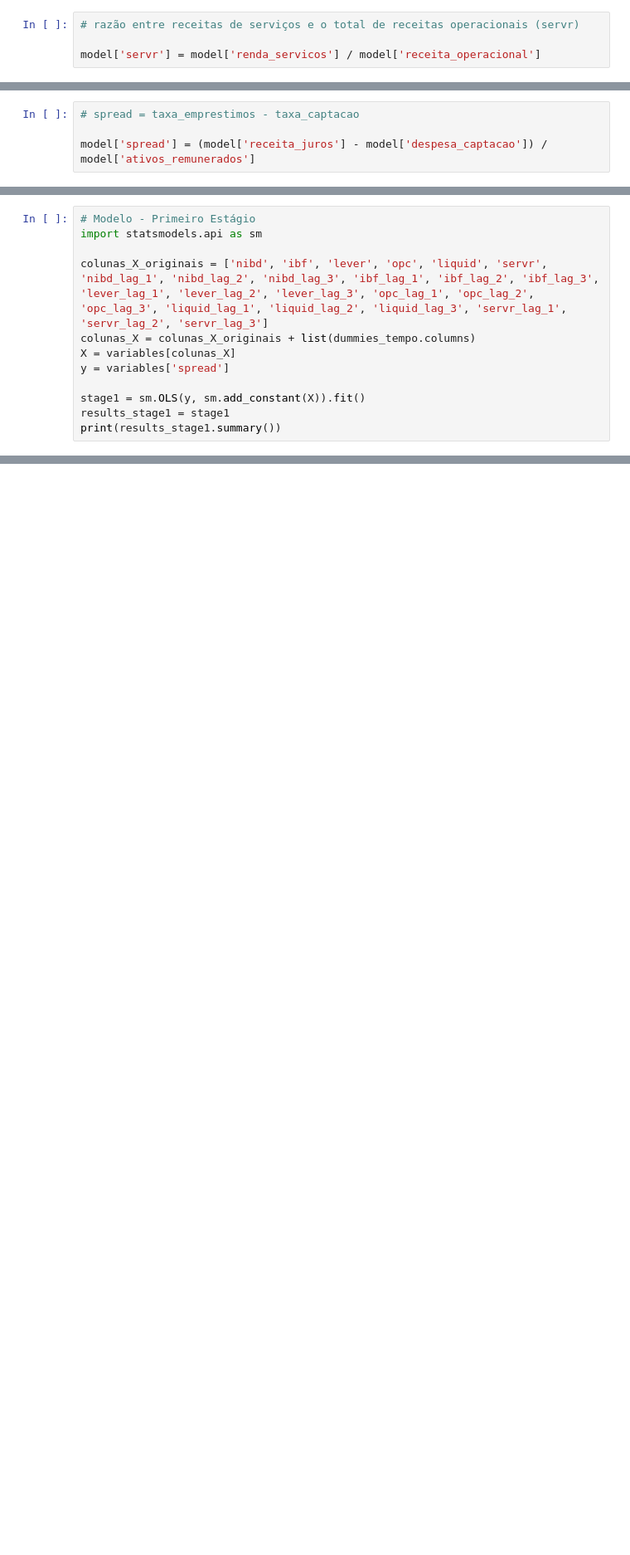
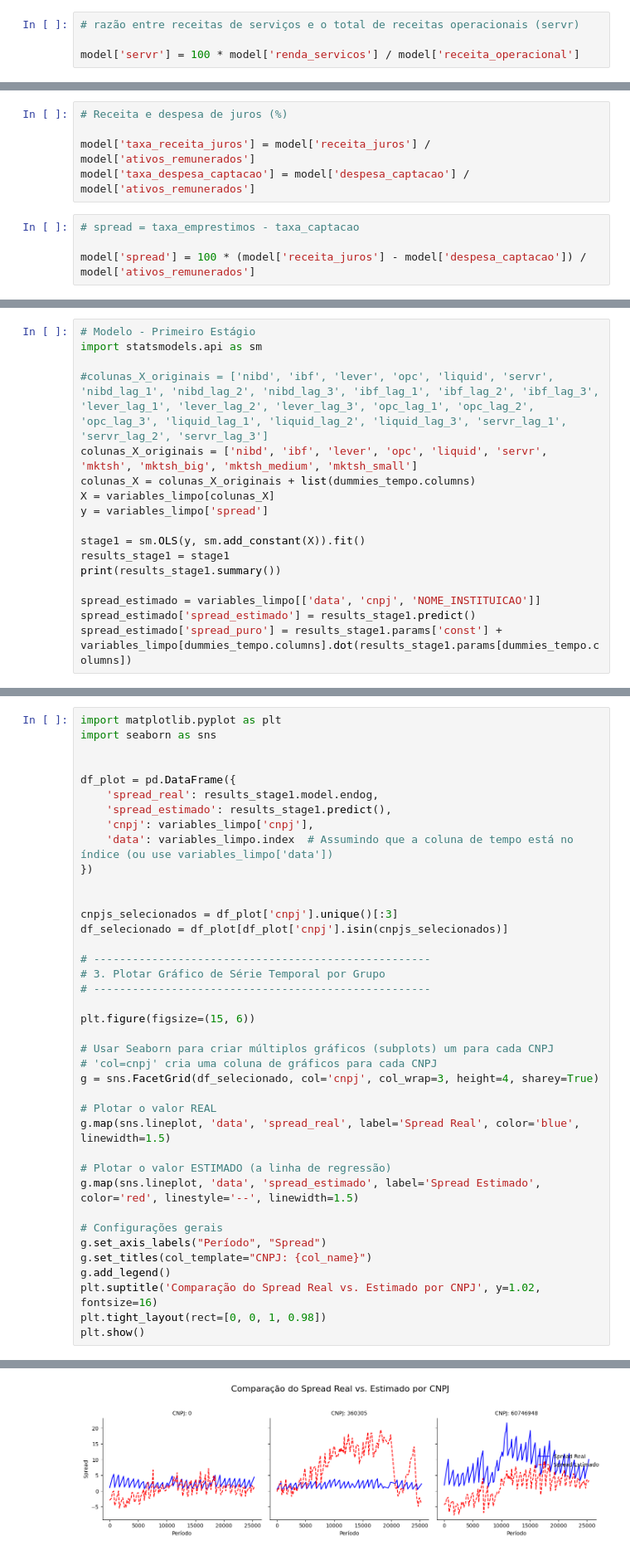
Before and after one commit to hspassos/banking, a Jupyter notebook: model.ipynb, the cells around one changed output, grey strips where cells are left out. Shown at 83% size. Cells and saved outputs as stored; diff of their text form; blank space fills up the shorter version.

Commit message:
adicionado código de volatilidade do cdi e o segundo estágio do modelo

```diff
--- a/model.ipynb
+++ b/model.ipynb
@@ -474,4 +475,4 @@ model = pd.merge(
 # %%
 # razão entre receitas de serviços e o total de receitas operacionais (servr)
 
-model['servr'] = model['renda_servicos'] / model['receita_operacional']
+model['servr'] = 100 * model['renda_servicos'] / model['receita_operacional']
@@ -631,8 +641,13 @@ model = pd.merge(
     on=['data', 'cnpj'],
     how='left'
 )
+# %%
+# Receita e despesa de juros (%)
+
+model['taxa_receita_juros'] = model['receita_juros'] / model['ativos_remunerados']
+model['taxa_despesa_captacao'] = model['despesa_captacao'] / model['ativos_remunerados']
 # %%
 # spread = taxa_emprestimos - taxa_captacao
 
-model['spread'] = (model['receita_juros'] - model['despesa_captacao']) / model['ativos_remunerados']
+model['spread'] = 100 * (model['receita_juros'] - model['despesa_captacao']) / model['ativos_remunerados']
 # %%
@@ -683,14 +734,19 @@ variables = pd.concat([variables, dummies_tempo], axis=1)
 # Modelo - Primeiro Estágio
 import statsmodels.api as sm
 
-colunas_X_originais = ['nibd', 'ibf', 'lever', 'opc', 'liquid', 'servr', 'nibd_lag_1', 'nibd_lag_2', 'nibd_lag_3', 'ibf_lag_1', 'ibf_lag_2', 'ibf_lag_3', 'lever_lag_1', 'lever_lag_2', 'lever_lag_3', 'opc_lag_1', 'opc_lag_2', 'opc_lag_3', 'liquid_lag_1', 'liquid_lag_2', 'liquid_lag_3', 'servr_lag_1', 'servr_lag_2', 'servr_lag_3']
+#colunas_X_originais = ['nibd', 'ibf', 'lever', 'opc', 'liquid', 'servr', 'nibd_lag_1', 'nibd_lag_2', 'nibd_lag_3', 'ibf_lag_1', 'ibf_lag_2', 'ibf_lag_3', 'lever_lag_1', 'lever_lag_2', 'lever_lag_3', 'opc_lag_1', 'opc_lag_2', 'opc_lag_3', 'liquid_lag_1', 'liquid_lag_2', 'liquid_lag_3', 'servr_lag_1', 'servr_lag_2', 'servr_lag_3']
+colunas_X_originais = ['nibd', 'ibf', 'lever', 'opc', 'liquid', 'servr', 'mktsh', 'mktsh_big', 'mktsh_medium', 'mktsh_small']
 colunas_X = colunas_X_originais + list(dummies_tempo.columns)
-X = variables[colunas_X]
-y = variables['spread']
+X = variables_limpo[colunas_X]
+y = variables_limpo['spread']
 
 stage1 = sm.OLS(y, sm.add_constant(X)).fit()
 results_stage1 = stage1
 print(results_stage1.summary())
+
+spread_estimado = variables_limpo[['data', 'cnpj', 'NOME_INSTITUICAO']]
+spread_estimado['spread_estimado'] = results_stage1.predict()
+spread_estimado['spread_puro'] = results_stage1.params['const'] + variables_limpo[dummies_tempo.columns].dot(results_stage1.params[dummies_tempo.columns])
 # %% [output]
                             OLS Regression Results
 ==============================================================================
@@ -711,0 +778,40 @@ strong multicollinearity or other numerical problems.
+# %%
+import matplotlib.pyplot as plt
+import seaborn as sns
+
+
+df_plot = pd.DataFrame({
+    'spread_real': results_stage1.model.endog,
+    'spread_estimado': results_stage1.predict(),
+    'cnpj': variables_limpo['cnpj'],
+    'data': variables_limpo.index  # Assumindo que a coluna de tempo está no índice (ou use variables_limpo['data'])
+})
+
+
+cnpjs_selecionados = df_plot['cnpj'].unique()[:3]
+df_selecionado = df_plot[df_plot['cnpj'].isin(cnpjs_selecionados)]
+
+# ----------------------------------------------------
+# 3. Plotar Gráfico de Série Temporal por Grupo
+# ----------------------------------------------------
+
+plt.figure(figsize=(15, 6))
+
+# Usar Seaborn para criar múltiplos gráficos (subplots) um para cada CNPJ
+# 'col=cnpj' cria uma coluna de gráficos para cada CNPJ
+g = sns.FacetGrid(df_selecionado, col='cnpj', col_wrap=3, height=4, sharey=True)
+
+# Plotar o valor REAL
+g.map(sns.lineplot, 'data', 'spread_real', label='Spread Real', color='blue', linewidth=1.5)
+
+# Plotar o valor ESTIMADO (a linha de regressão)
+g.map(sns.lineplot, 'data', 'spread_estimado', label='Spread Estimado', color='red', linestyle='--', linewidth=1.5)
+
+# Configurações gerais
+g.set_axis_labels("Período", "Spread")
+g.set_titles(col_template="CNPJ: {col_name}")
+g.add_legend()
+plt.suptitle('Comparação do Spread Real vs. Estimado por CNPJ', y=1.02, fontsize=16)
+plt.tight_layout(rect=[0, 0, 1, 0.98])
+plt.show()
+# %% [output]
@@ -711,0 +819 @@ strong multicollinearity or other numerical problems.
+[figure, added]
```
Also changed, not shown: parts of 26 cells of this notebook, 1 other file.
